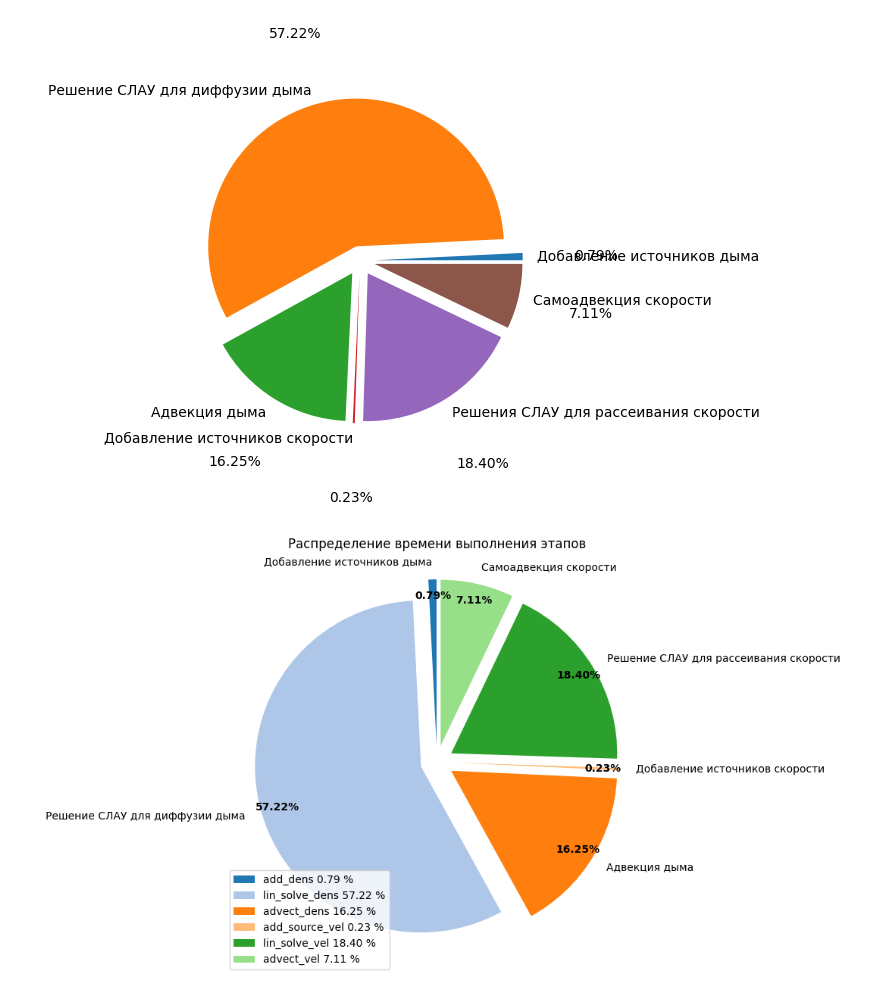
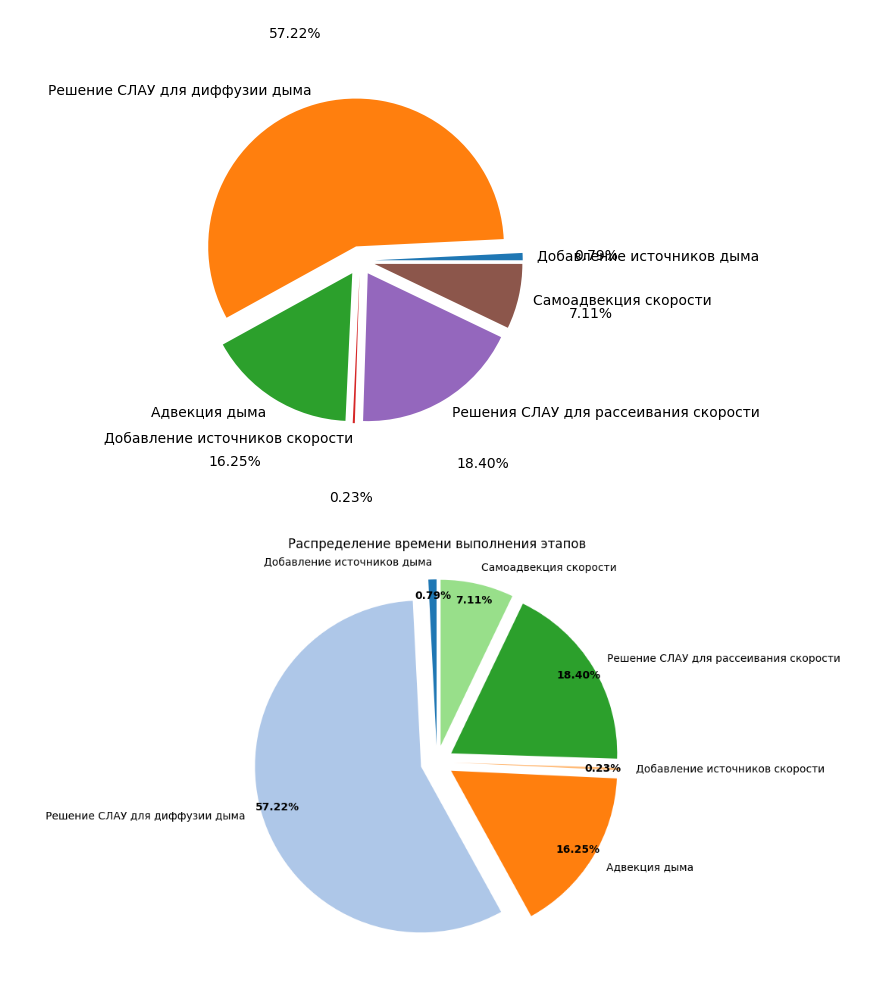
Before and after one commit to PajiloyLis/BMSTU-CG-CP, a Jupyter notebook: research.ipynb, the cells around one changed output. Cells and saved outputs as stored; diff of their text form; code cells hidden in the pictures.

```diff
--- a/research.ipynb
+++ b/research.ipynb
@@ -226,29 +226,24 @@ plt.pie([val for key, val in result.items()], labels=["Добавление ис
 # %%
 plt.figure(figsize=(10, 6))
 wedges, texts, autotexts = plt.pie(
     [val for key, val in result.items()],
     labels=["Добавление источников дыма", "Решение СЛАУ для диффузии дыма", "Адвекция дыма", "Добавление источников скорости", "Решение СЛАУ для рассеивания скорости", "Самоадвекция скорости"],
     explode=[0.1 for _ in range(len(result))],
     autopct=lambda pct: f"{pct:.2f}%",
     pctdistance=0.9,
     startangle=90,
     colors=plt.cm.tab20.colors  # Используем цветовую схему
 )
 
-# Добавление легенды
-plt.legend(
-    [f"{label} {val:.2f} %" for label, val in result.items()],
-    loc = (0,0)
-)
-
 # Настройка отображения процентов
 plt.setp(autotexts, size=10, weight="bold")
 
 # Заголовок
 plt.title("Распределение времени выполнения этапов")
 
 # Показать график
 plt.tight_layout()
+plt.savefig("/home/ivan/Study/CompG/cp_cg/report")
 plt.show()
 # %% [output]
-[figure, old version]
+[figure, new version]
```
Also changed, not shown: 2 other files.
